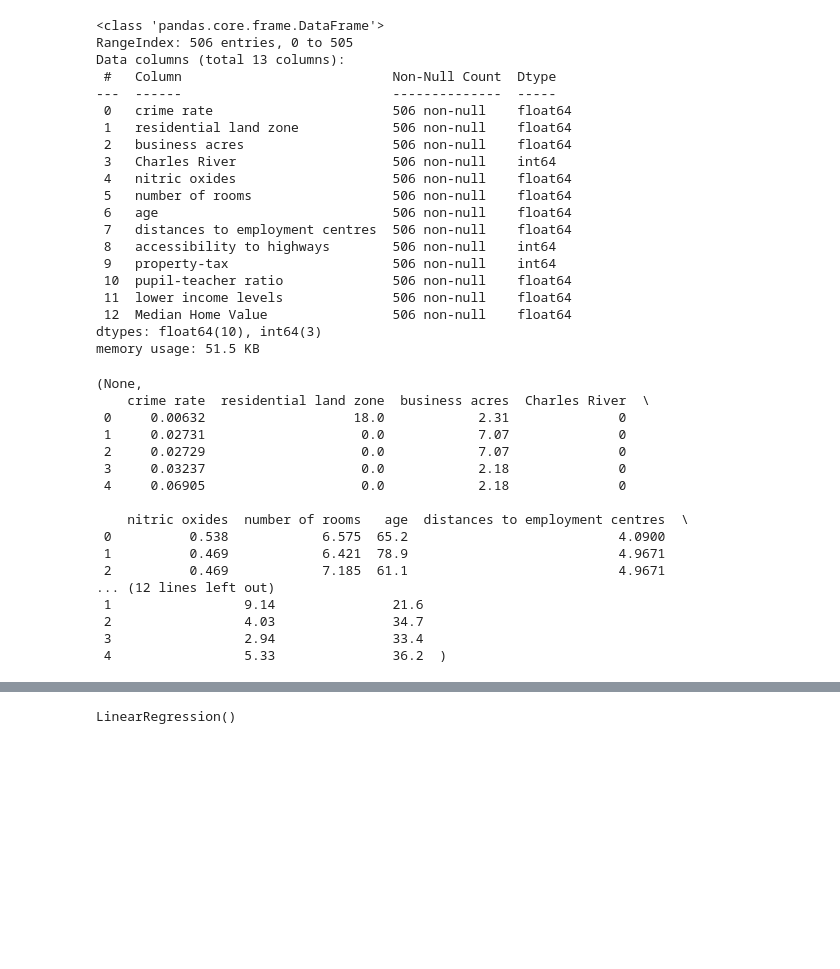
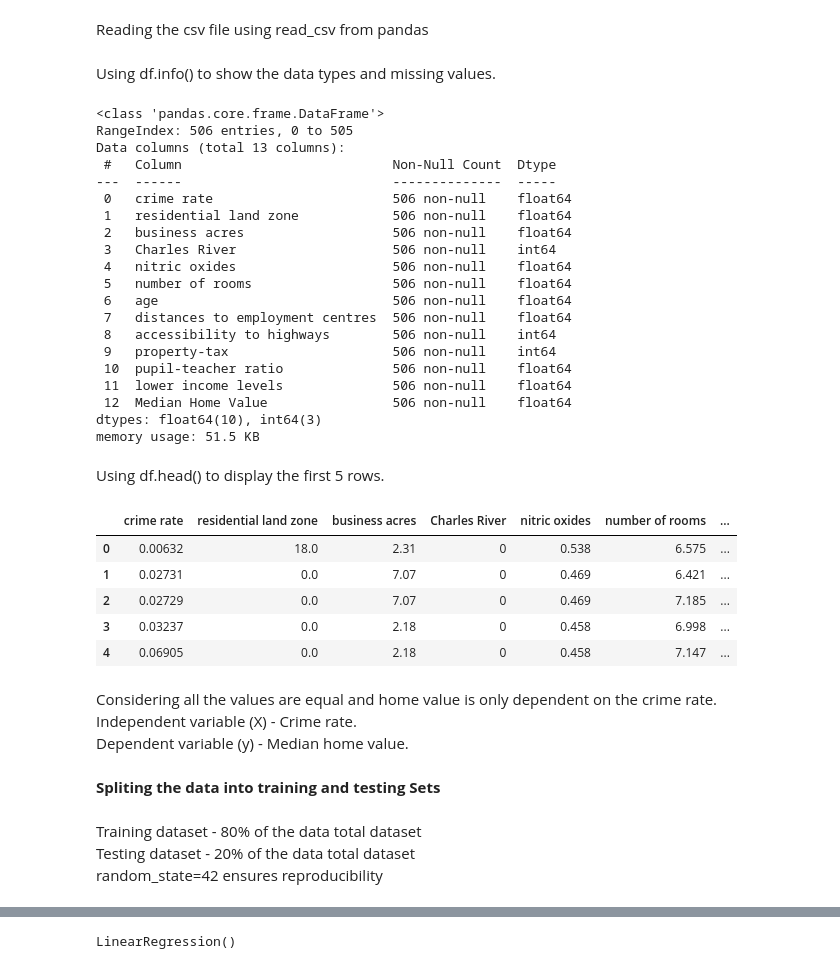
Before and after one commit to dhrubaseal/house_price_prediction_crime_rate, a Jupyter notebook: houseprice.ipynb, the cells around one changed output, grey strips where cells are left out. Saved outputs shown, nothing was run; the diff lists cells and outputs as text; code cells hidden in the pictures; blank space fills up the shorter version.

```diff
--- a/houseprice.ipynb
+++ b/houseprice.ipynb
@@ -5 +22,3 @@ from sklearn.linear_model import LinearRegression
+# %% [markdown]
+Reading the csv file using read_csv from pandas
 # %%
@@ -8,5 +27,7 @@ df = pd.read_csv(file_path)
+# %% [markdown]
+Using df.info() to show the data types and missing values.
 # %%
-df.info(), df.head()
+df.info()
 # %% [output]
 <class 'pandas.core.frame.DataFrame'>
 RangeIndex: 506 entries, 0 to 505
@@ -28,23 +49,27 @@ Data columns (total 13 columns):
  12  Median Home Value                506 non-null    float64
 dtypes: float64(10), int64(3)
 memory usage: 51.5 KB
-(None,
-    crime rate  residential land zone  business acres  Charles River  \
- 0     0.00632                   18.0            2.31              0
- 1     0.02731                    0.0            7.07              0
- 2     0.02729                    0.0            7.07              0
- 3     0.03237                    0.0            2.18              0
- 4     0.06905                    0.0            2.18              0
-
-    nitric oxides  number of rooms   age  distances to employment centres  \
- 0          0.538            6.575  65.2                           4.0900
- 1          0.469            6.421  78.9                           4.9671
- 2          0.469            7.185  61.1                           4.9671
-... (12 lines left out)
- 1                 9.14               21.6
- 2                 4.03               34.7
- 3                 2.94               33.4
- 4                 5.33               36.2  )
+# %% [markdown]
+Using df.head() to display the first 5 rows.
+# %%
+display(df.head())
+# %% [output]
+|  | crime rate | residential land zone | business acres | Charles River | nitric oxides | number of rooms | ... |
+| 0 | 0.00632 | 18.0 | 2.31 | 0 | 0.538 | 6.575 | ... |
+| 1 | 0.02731 | 0.0 | 7.07 | 0 | 0.469 | 6.421 | ... |
+| 2 | 0.02729 | 0.0 | 7.07 | 0 | 0.469 | 7.185 | ... |
+| 3 | 0.03237 | 0.0 | 2.18 | 0 | 0.458 | 6.998 | ... |
+| 4 | 0.06905 | 0.0 | 2.18 | 0 | 0.458 | 7.147 | ... |
+# %% [markdown]
+Considering all the values are equal and home value is only dependent on the crime rate.
+Independent variable (X) - Crime rate.
+Dependent variable (y) - Median home value.
 # %%
 X = df[['crime rate']]
 y = df['Median Home Value']
+# %% [markdown]
+**Spliting the data into training and testing Sets**
+# %% [markdown]
+Training dataset - 80% of the data total dataset
+Testing dataset - 20% of the data total dataset
+random_state=42 ensures reproducibility
```
Also changed, not shown: parts of 25 cells of this notebook, 4 other files.
